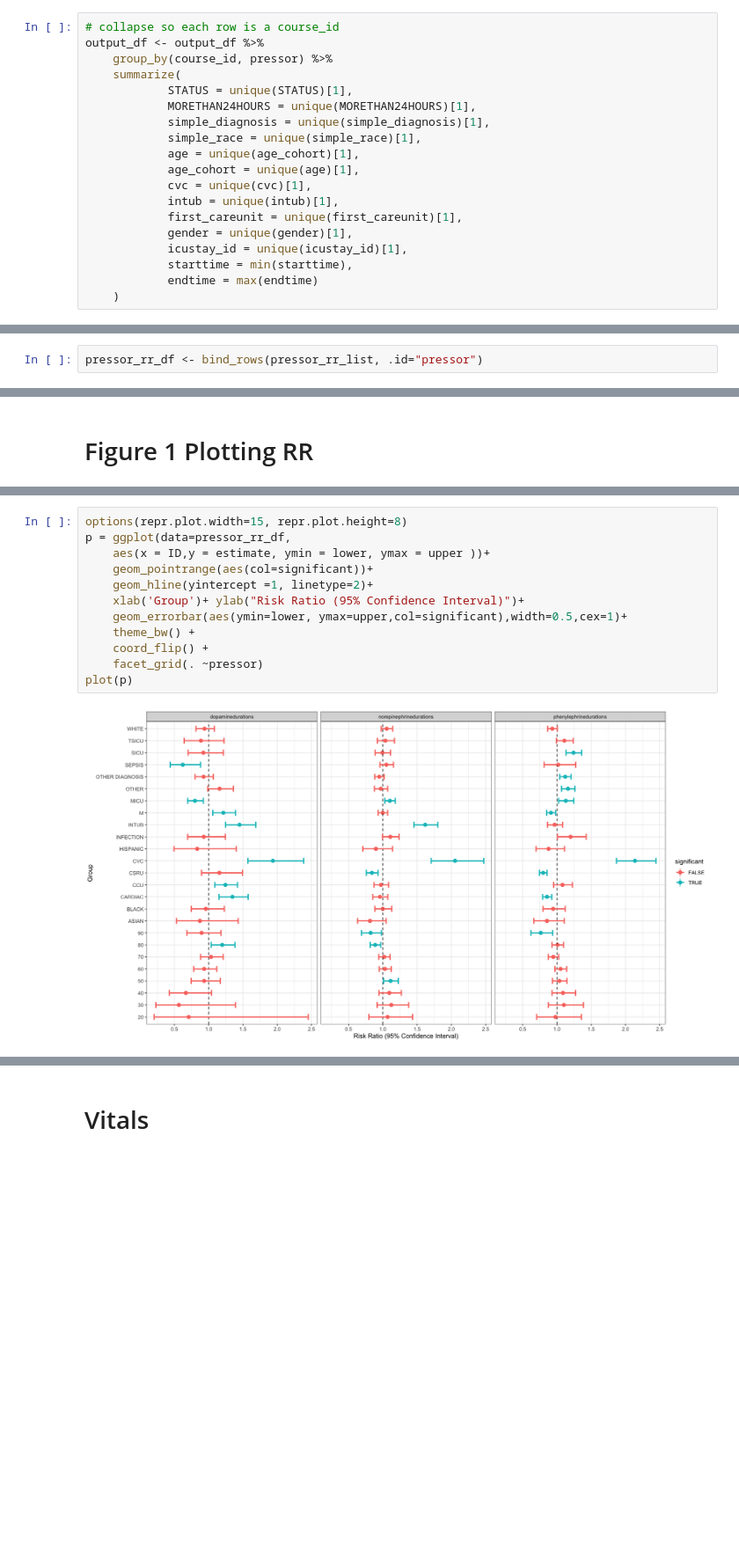
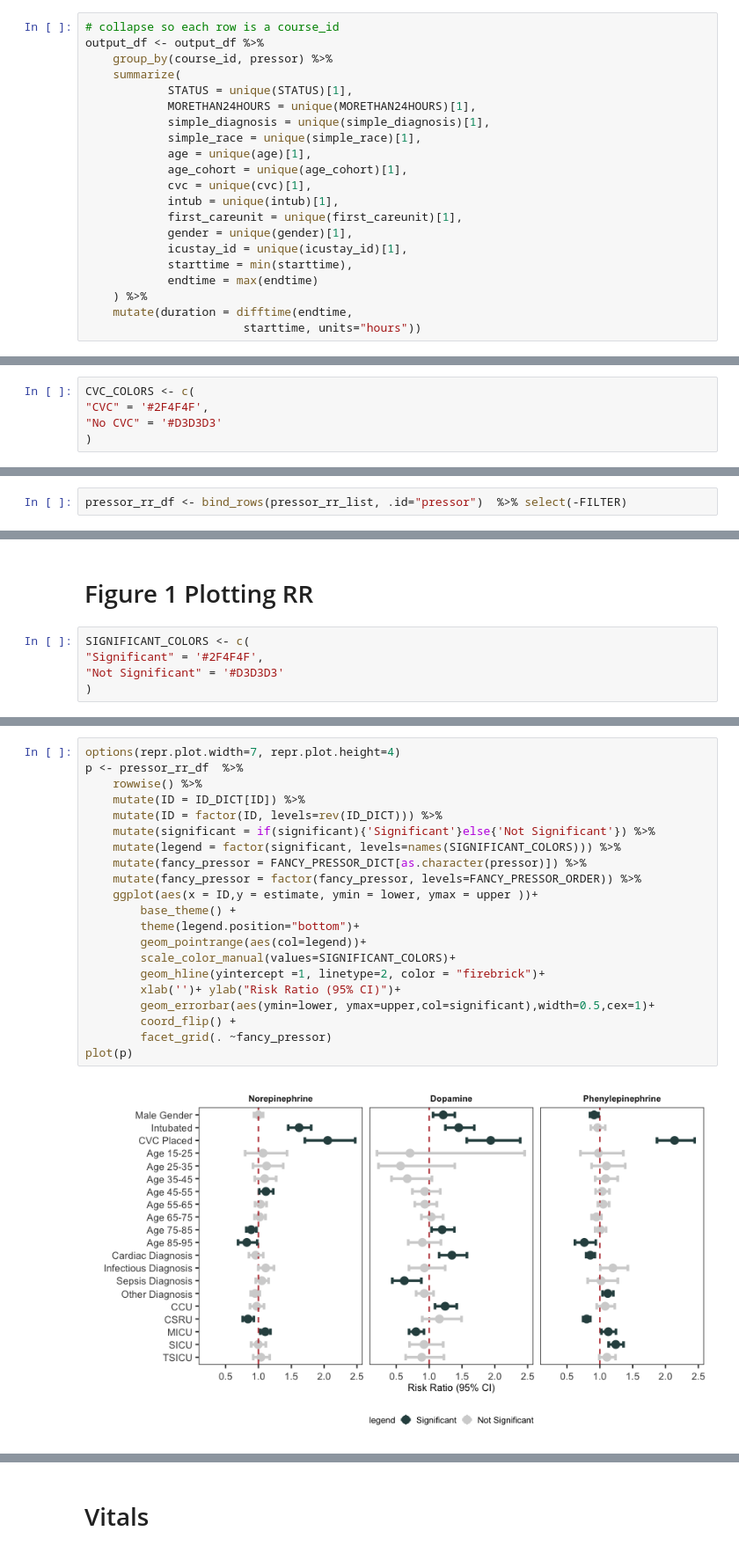
Before and after one commit to ruoyijiang/general, a Jupyter notebook: notebooks/R_Pressor_Outcomes.ipynb, the cells around one changed output, grey strips where cells are left out. Shown at 88% size. Cells and saved outputs as stored; diff of their text form; blank space fills up the shorter version.

```diff
--- a/notebooks/R_Pressor_Outcomes.ipynb
+++ b/notebooks/R_Pressor_Outcomes.ipynb
@@ -521,8 +603,8 @@ output_df <- output_df %>%
             MORETHAN24HOURS = unique(MORETHAN24HOURS)[1],
             simple_diagnosis = unique(simple_diagnosis)[1],
             simple_race = unique(simple_race)[1],
-            age = unique(age_cohort)[1],
-            age_cohort = unique(age)[1],
+            age = unique(age)[1],
+            age_cohort = unique(age_cohort)[1],
             cvc = unique(cvc)[1],
             intub = unique(intub)[1],
             first_careunit = unique(first_careunit)[1],
@@ -530,4 +612,6 @@ output_df <- output_df %>%
             icustay_id = unique(icustay_id)[1],
             starttime = min(starttime),
             endtime = max(endtime)
-    )
+    ) %>%
+    mutate(duration = difftime(endtime,
+                       starttime, units="hours"))
@@ -591,0 +685,5 @@ A grouped_df: 6 × 3
+# %%
+CVC_COLORS <- c(
+"CVC" = '#2F4F4F',
+"No CVC" = '#D3D3D3'
+)
@@ -937,6 +1122,6 @@ Warning message:
 “Grouping rowwise data frame strips rowwise nature”
 # %%
-pressor_rr_df <- bind_rows(pressor_rr_list, .id="pressor")
+pressor_rr_df <- bind_rows(pressor_rr_list, .id="pressor")  %>% select(-FILTER)
 # %%
 pressor_rr_df
 # %% [output]
@@ -962,2 +1150,7 @@ A data.frame: 75 × 9
 # %% [markdown]
 # Figure 1 Plotting RR
+# %%
+SIGNIFICANT_COLORS <- c(
+"Significant" = '#2F4F4F',
+"Not Significant" = '#D3D3D3'
+)
@@ -984,14 +1209,23 @@ Warning message:
 # %%
-options(repr.plot.width=15, repr.plot.height=8)
-p = ggplot(data=pressor_rr_df,
-    aes(x = ID,y = estimate, ymin = lower, ymax = upper ))+
-    geom_pointrange(aes(col=significant))+
-    geom_hline(yintercept =1, linetype=2)+
-    xlab('Group')+ ylab("Risk Ratio (95% Confidence Interval)")+
-    geom_errorbar(aes(ymin=lower, ymax=upper,col=significant),width=0.5,cex=1)+
-    theme_bw() +
-    coord_flip() +
-    facet_grid(. ~pressor)
+options(repr.plot.width=7, repr.plot.height=4)
+p <- pressor_rr_df  %>%
+    rowwise() %>%
+    mutate(ID = ID_DICT[ID]) %>%
+    mutate(ID = factor(ID, levels=rev(ID_DICT))) %>%
+    mutate(significant = if(significant){'Significant'}else{'Not Significant'}) %>%
+    mutate(legend = factor(significant, levels=names(SIGNIFICANT_COLORS))) %>%
+    mutate(fancy_pressor = FANCY_PRESSOR_DICT[as.character(pressor)]) %>%
+    mutate(fancy_pressor = factor(fancy_pressor, levels=FANCY_PRESSOR_ORDER)) %>%
+    ggplot(aes(x = ID,y = estimate, ymin = lower, ymax = upper ))+
+        base_theme() +
+        theme(legend.position="bottom")+
+        geom_pointrange(aes(col=legend))+
+        scale_color_manual(values=SIGNIFICANT_COLORS)+
+        geom_hline(yintercept =1, linetype=2, color = "firebrick")+
+        xlab('')+ ylab("Risk Ratio (95% CI)")+
+        geom_errorbar(aes(ymin=lower, ymax=upper,col=significant),width=0.5,cex=1)+
+        coord_flip() +
+        facet_grid(. ~fancy_pressor)
 plot(p)
 # %% [output]
-[figure, old version]
+[figure, new version]
```
Also changed, not shown: parts of 123 cells of this notebook.
